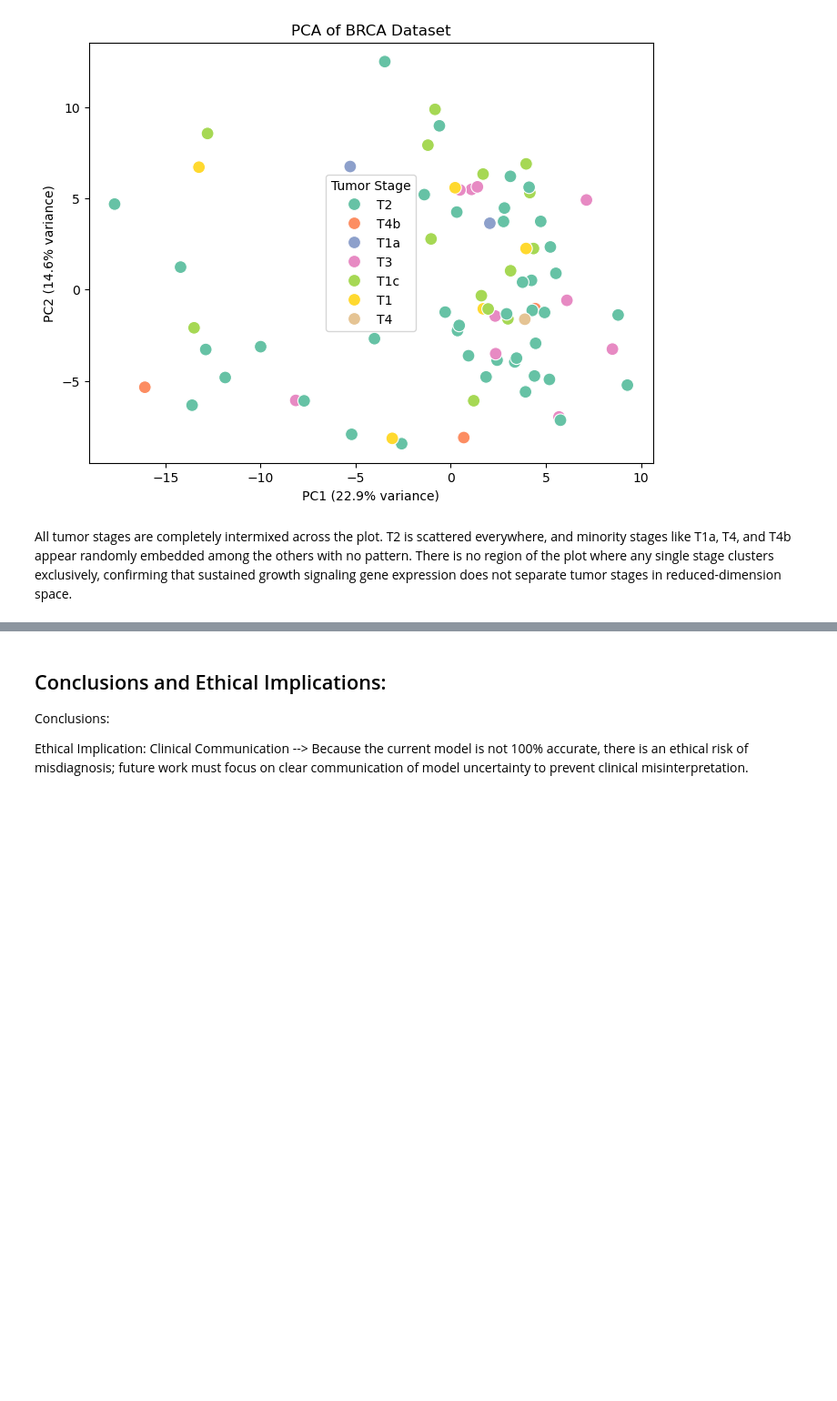
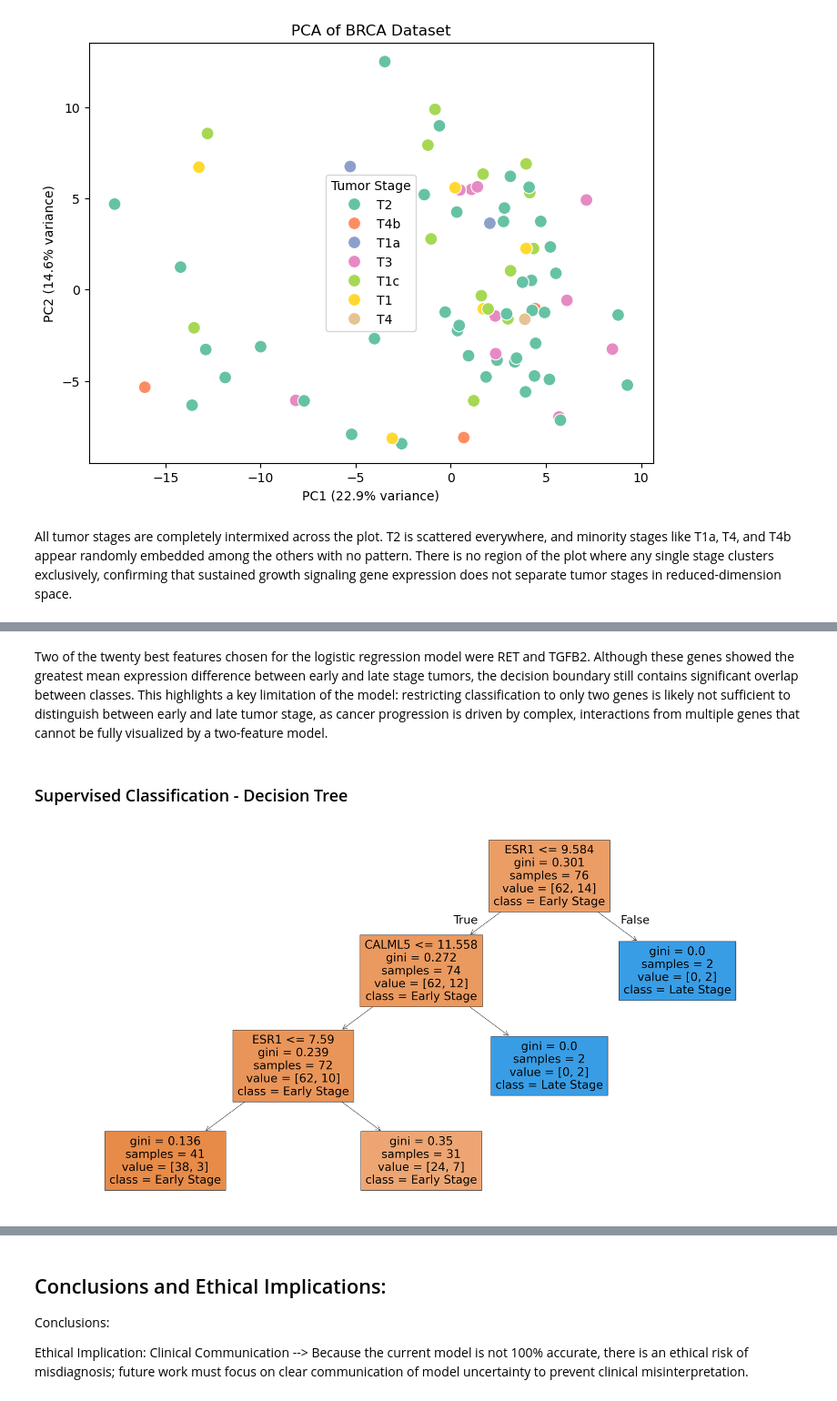
Before and after one commit to isabellaorlando1/Grosso-Orlando-Module-4-Cancer, a Jupyter notebook: code/Module 4 Notebook Final.ipynb, the cells around one changed output, grey strips where cells are left out. Shown at 91% size. Saved outputs shown, nothing was run; the diff lists cells and outputs as text; code cells hidden in the pictures; blank space fills up the shorter version.

```diff
--- a/code/Module 4 Notebook Final.ipynb
+++ b/code/Module 4 Notebook Final.ipynb
@@ -307,0 +545,18 @@ All tumor stages are completely intermixed across the plot. T2 is scattered ever
+# %% [markdown]
+Two of the twenty best features chosen for the logistic regression model were RET and TGFB2. Although these genes showed the greatest mean expression difference between early and late stage tumors, the decision boundary still contains significant overlap between classes. This highlights a key limitation of the model: restricting classification to only two genes is likely not sufficient to distinguish between early and late tumor stage, as cancer progression is driven by complex,  interactions from multiple genes that cannot be fully visualized by a two-feature model.
+# %% [markdown]
+### Supervised Classification - Decision Tree
+# %%
+# %% DECISION TREE CLASSIFIER
+# BUILD A MODEL:
+plt.figure(figsize=(30, 15)) #ensure tree is visible
+dt_model = DecisionTreeClassifier(max_depth=3).fit(X, y)
+# %% PLOT DECISION TREE
+
+plt.title("Decision Tree")
+plot_tree(dt_model, feature_names=[
+          feature_1, feature_2], class_names=["Early Stage", "Late Stage"], filled=True)
+plt.tight_layout()
+plt.show()
+# %% [output]
+[figure, added]
```
Also changed, not shown: parts of 19 cells of this notebook, 2 other files.
